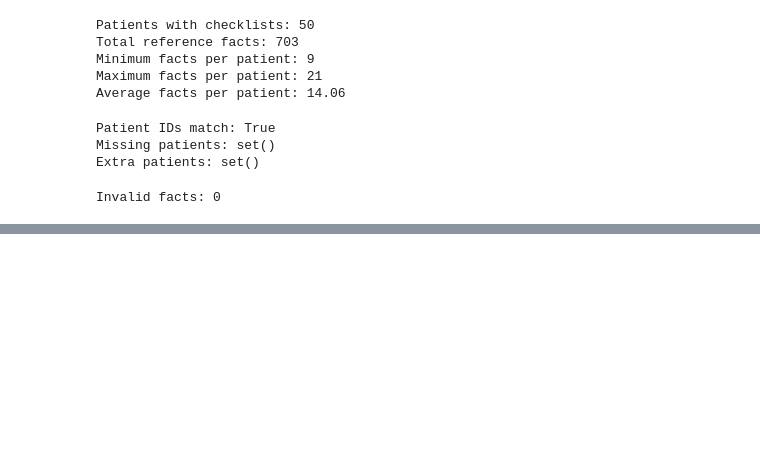
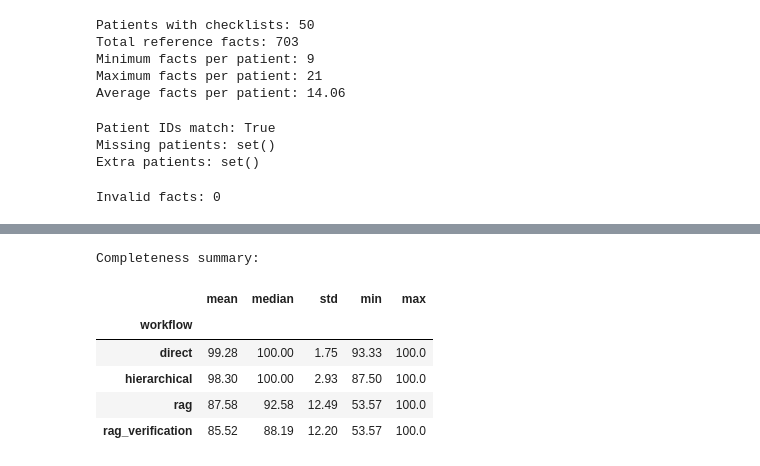
Before and after one commit to pallavi-cs-ai/clinical-summarization-eval, a Jupyter notebook: notebooks/evaluation/02_completeness_evaluation.ipynb, the cells around one changed output, grey strips where cells are left out. Saved outputs shown, nothing was run; the diff lists cells and outputs as text; code cells hidden in the pictures; blank space fills up the shorter version.

```diff
--- a/notebooks/evaluation/02_completeness_evaluation.ipynb
+++ b/notebooks/evaluation/02_completeness_evaluation.ipynb
@@ -621,0 +1238,30 @@ Invalid facts: 0
+# %%
+# ---------------------------------------------------------
+# Completeness descriptive statistics by workflow
+# ---------------------------------------------------------
+# Summarize the 50 patient-level completeness scores
+# produced by each workflow.
+
+completeness_summary = (
+    completeness_df
+    .groupby("workflow")["completeness_percentage"]
+    .agg([
+        "mean",
+        "median",
+        "std",
+        "min",
+        "max"
+    ])
+    .round(2)
+)
+
+print("Completeness summary:\n")
+display(completeness_summary)
+# %% [output]
+Completeness summary:
+|  | mean | median | std | min | max |
+| workflow |  |  |  |  |  |
+| direct | 99.28 | 100.00 | 1.75 | 93.33 | 100.0 |
+| hierarchical | 98.30 | 100.00 | 2.93 | 87.50 | 100.0 |
+| rag | 87.58 | 92.58 | 12.49 | 53.57 | 100.0 |
+| rag_verification | 85.52 | 88.19 | 12.20 | 53.57 | 100.0 |
```
Also changed, not shown: parts of 12 cells of this notebook, 1 other file.
